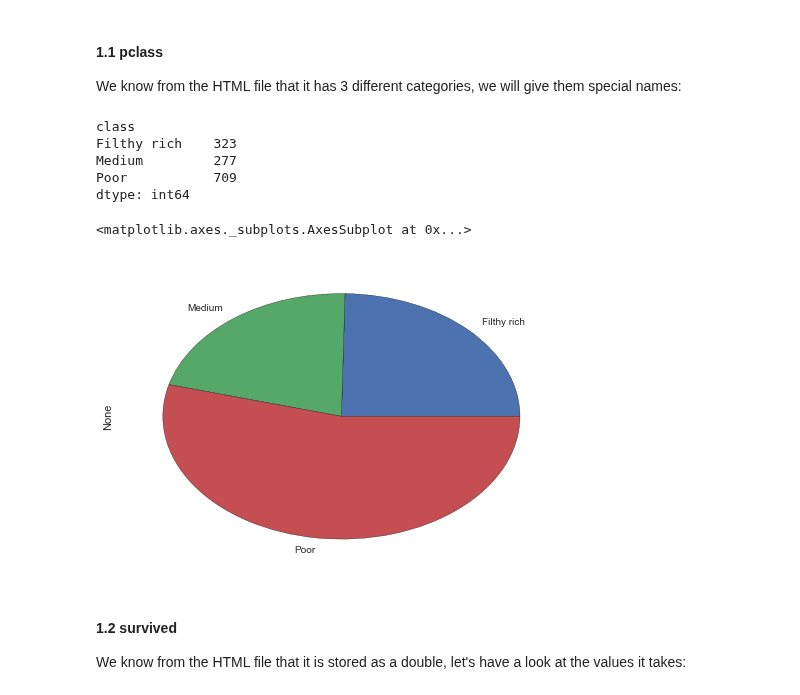
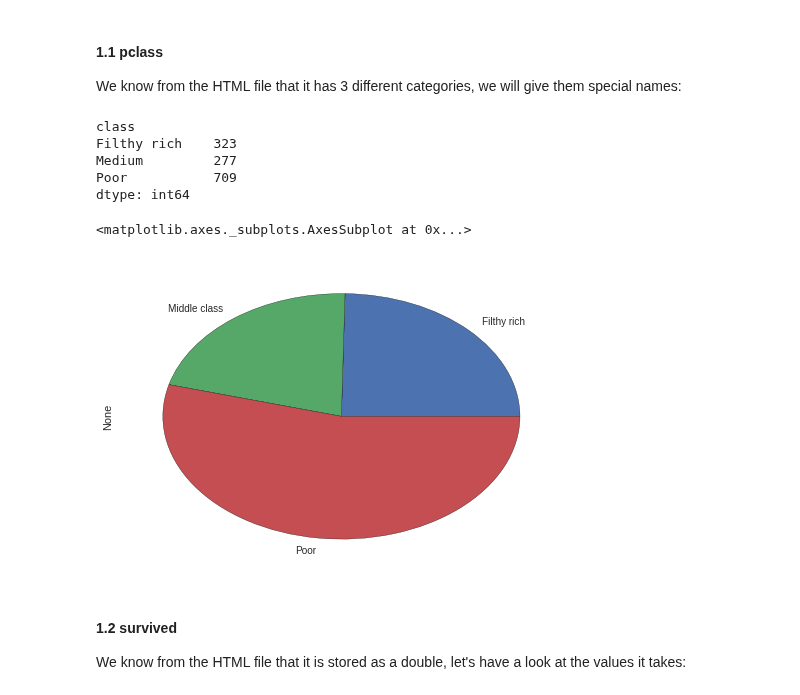
Before and after one commit to semplea/adaepfl-hw, a Jupyter notebook: 01 - Pandas and Data Wrangling/Data Wrangling with Pandas.ipynb, the cells around one changed output. Cells and saved outputs as stored; diff of their text form; code cells hidden in the pictures.

```diff
--- a/01 - Pandas and Data Wrangling/Data Wrangling with Pandas.ipynb
+++ b/01 - Pandas and Data Wrangling/Data Wrangling with Pandas.ipynb
@@ -1683,19 +1683,19 @@ data.describe()
 #### 1.1 pclass
 We know from the HTML file that it has 3 different categories, we will give them special names:
 # %%
-data['class'] = data.pclass.replace({3.0:'Poor', 2.0:'Medium', 1.0:'Filthy rich'})
+data['class'] = data.pclass.replace({3.0:'Poor', 2.0:'Middle class', 1.0:'Filthy rich'})
 # %%
 class_count = data.groupby('class').size()
 print(class_count)
-class_count.to_frame(name='class').unstack().plot.pie(labels=['Filthy rich', 'Medium', 'Poor'])
+class_count.to_frame(name='class').unstack().plot.pie(labels=['Filthy rich', 'Middle class', 'Poor'])
 # %% [output]
 class
 Filthy rich    323
 Medium         277
 Poor           709
 dtype: int64
 <matplotlib.axes._subplots.AxesSubplot at 0x...>
-[figure, old version]
+[figure, new version]
 # %% [markdown]
 #### 1.2 survived
 We know from the HTML file that it is stored as a double, let's have a look at the values it takes:
```
Also changed, not shown: parts of 23 cells of this notebook.
